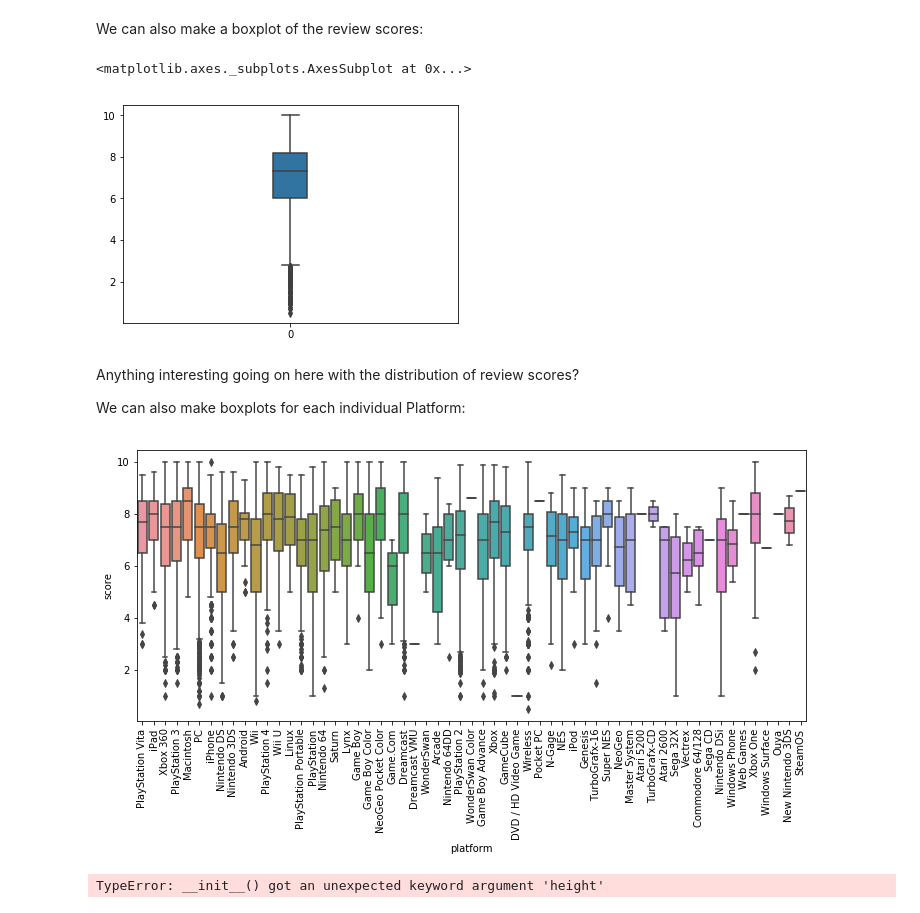
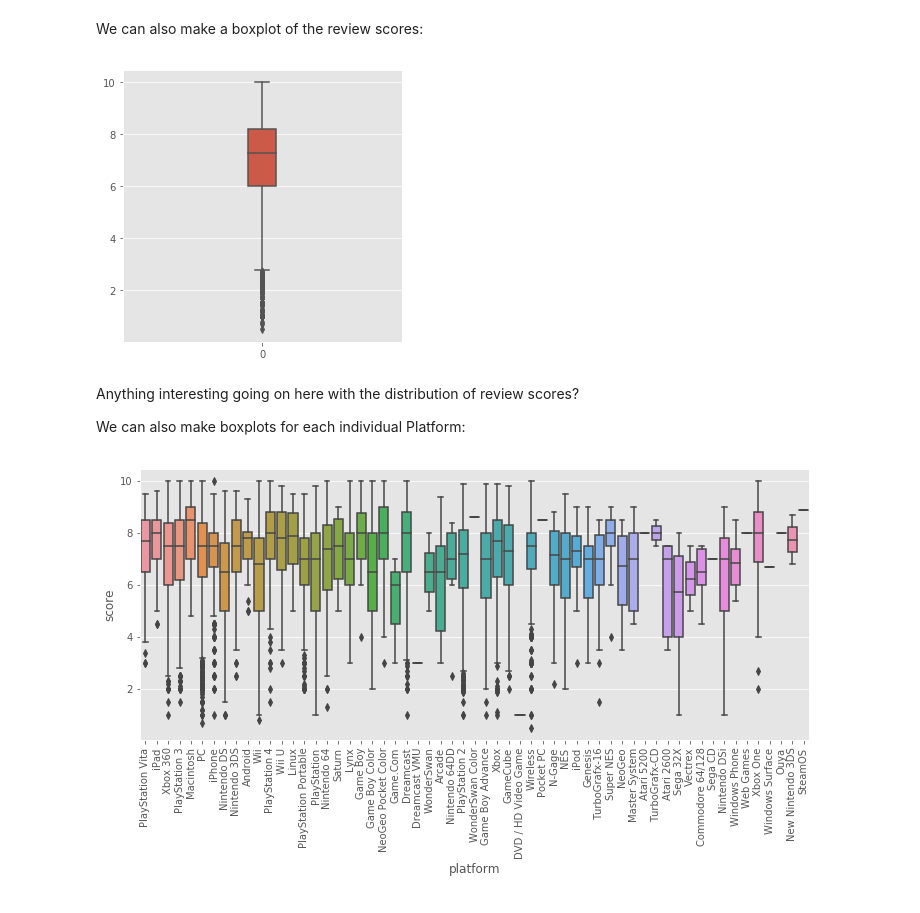
Before and after one commit to pommevilla/bcb.fall2018.advanced.python, a Jupyter notebook: lessons/advanced.python.2.ipynb, the cells around one changed output. Cells and saved outputs as stored; diff of their text form; code cells hidden in the pictures.

```diff
--- a/lessons/advanced.python.2.ipynb
+++ b/lessons/advanced.python.2.ipynb
@@ -134,5 +134,6 @@ Let's make a histogram of all the reviews.  We use the `%matplotlib inline` comm
 # %%
 %matplotlib inline
 import matplotlib.pyplot as plot;
+plot.style.use('ggplot');
 # %%
 reviews["score"].plot(kind = "hist")
@@ -149,10 +154,10 @@ We can also make a boxplot of the review scores:
 # %%
 import seaborn as sns
 # %%
-sns.boxplot(data = reviews["score"], width = 0.10)
+plot.subplots(figsize = (5,5))
+sns.boxplot(data = reviews["score"], width = 0.10);
 # %% [output]
-<matplotlib.axes._subplots.AxesSubplot at 0x...>
-[figure, old version]
+[figure, new version]
 # %% [markdown]
 Anything interesting going on here with the distribution of review scores?
 
@@ -165,9 +170,4 @@ reviews_boxplot_by_platform = sns.boxplot(x = 'platform', y = 'score',
 reviews_boxplot_by_platform.set_xticklabels(reviews_boxplot_by_platform.get_xticklabels(),
                                             rotation = 90);
 # %% [output]
-[figure, old version]
+[figure, new version]
-# %%
-hists_by_system = sns.FacetGrid(reviews, col = "platform", col_wrap = 5, height = 1.5)
-hists_by_system = hists_by_system.map(plot.hist, "score")
-# %% [output]
-TypeError: __init__() got an unexpected keyword argument 'height'
```
Also changed, not shown: parts of 7 cells of this notebook.
